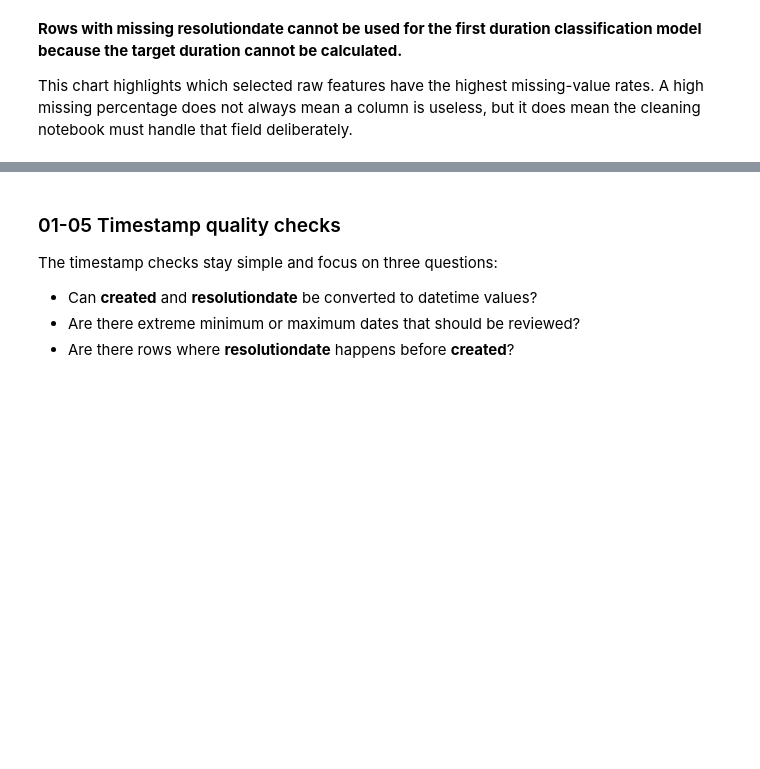
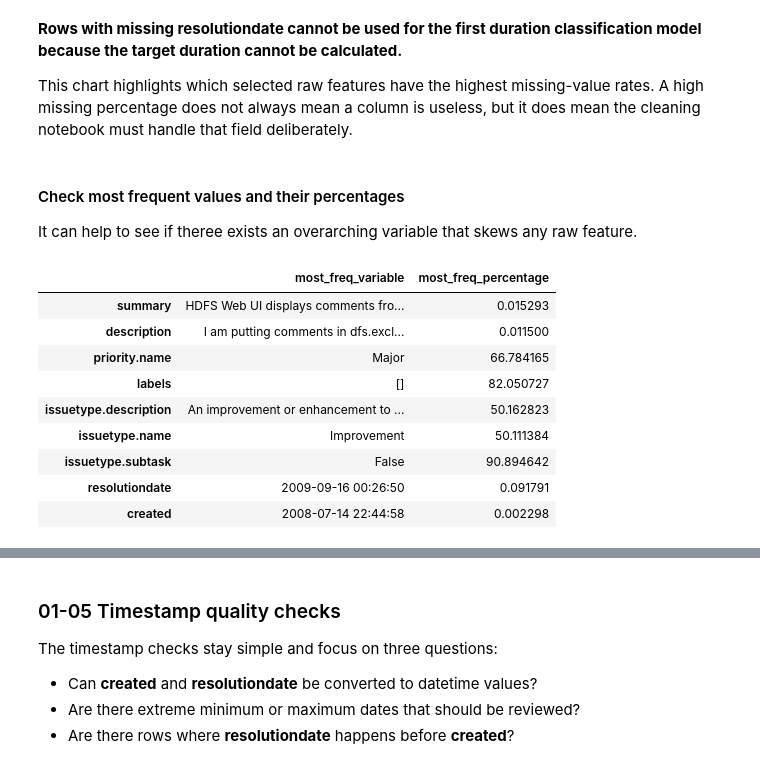
Before and after one commit to OmarElgaafary/Task-Duration-Classifier, a Jupyter notebook: notebooks/01-exploratory-data-analysis.ipynb, the cells around one changed output, grey strips where cells are left out. Saved outputs shown, nothing was run; the diff lists cells and outputs as text; code cells hidden in the pictures; blank space fills up the shorter version.

```diff
--- a/notebooks/01-exploratory-data-analysis.ipynb
+++ b/notebooks/01-exploratory-data-analysis.ipynb
@@ -126,3 +137,27 @@ plt.show()
 **Rows with missing resolutiondate cannot be used for the first duration classification model because the target duration cannot be calculated.**
 
 This chart highlights which selected raw features have the highest missing-value rates. A high missing percentage does not always mean a column is useless, but it does mean the cleaning notebook must handle that field deliberately.
+# %% [markdown]
+#### Check most frequent values and their percentages
+
+It can help to see if theree exists an overarching variable that skews any raw feature.
+# %%
+# normalize=True finds the column varaiable count percentage between 0 - 1 then we use max to find the most frequent and find the percentage
+
+most_freq = pd.DataFrame({
+    "most_freq_variable": ticket_df.value_counts().idxmax(),
+    "most_freq_percentage": ticket_df.apply(lambda x: x.value_counts(normalize=True).max() * 100)
+})
+
+display(most_freq)
+# %% [output]
+|  | most_freq_variable | most_freq_percentage |
+| summary | HDFS Web UI displays comments fro... | 0.015293 |
+| description | I am putting comments in dfs.excl... | 0.011500 |
+| priority.name | Major | 66.784165 |
+| labels | [] | 82.050727 |
+| issuetype.description | An improvement or enhancement to ... | 50.162823 |
+| issuetype.name | Improvement | 50.111384 |
+| issuetype.subtask | False | 90.894642 |
+| resolutiondate | 2009-09-16 00:26:50 | 0.091791 |
+| created | 2008-07-14 22:44:58 | 0.002298 |
```
Also changed, not shown: parts of 19 cells of this notebook.
